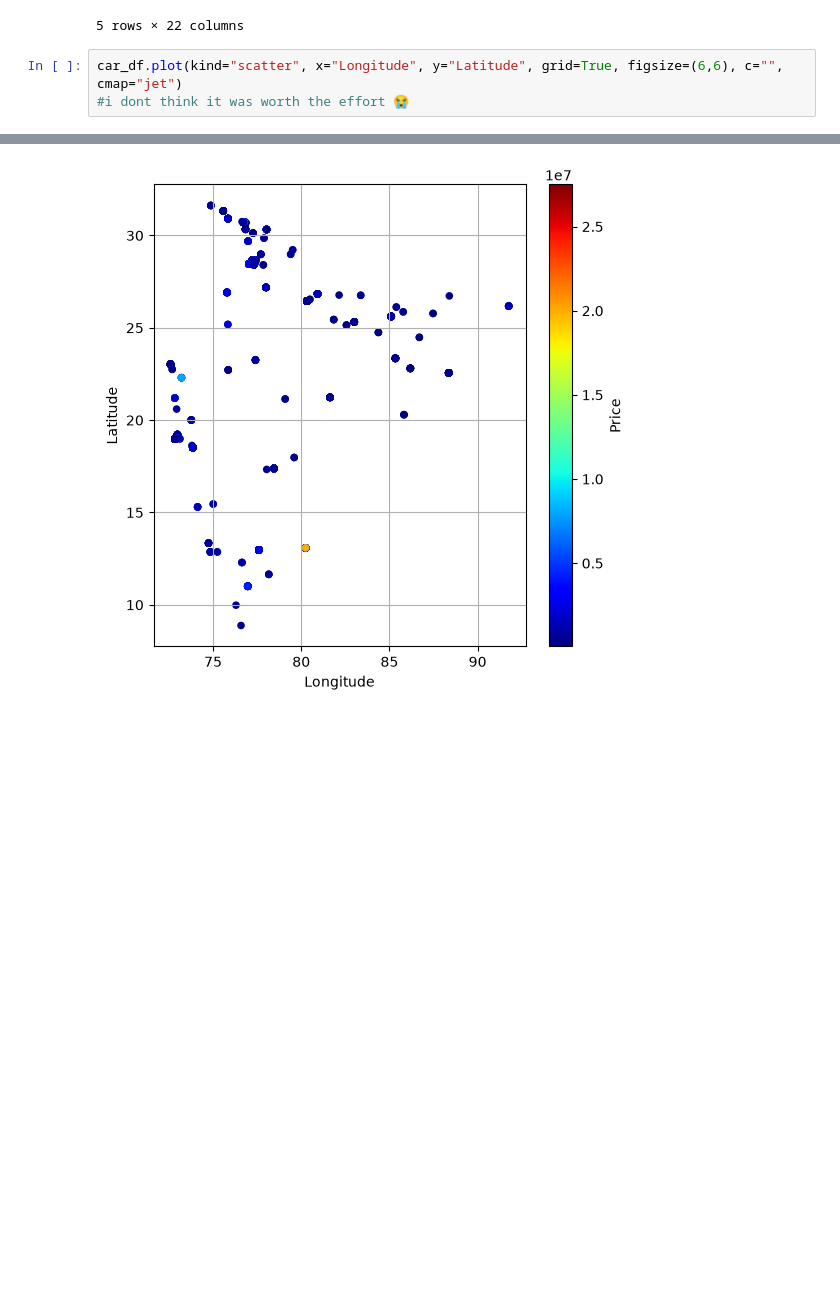
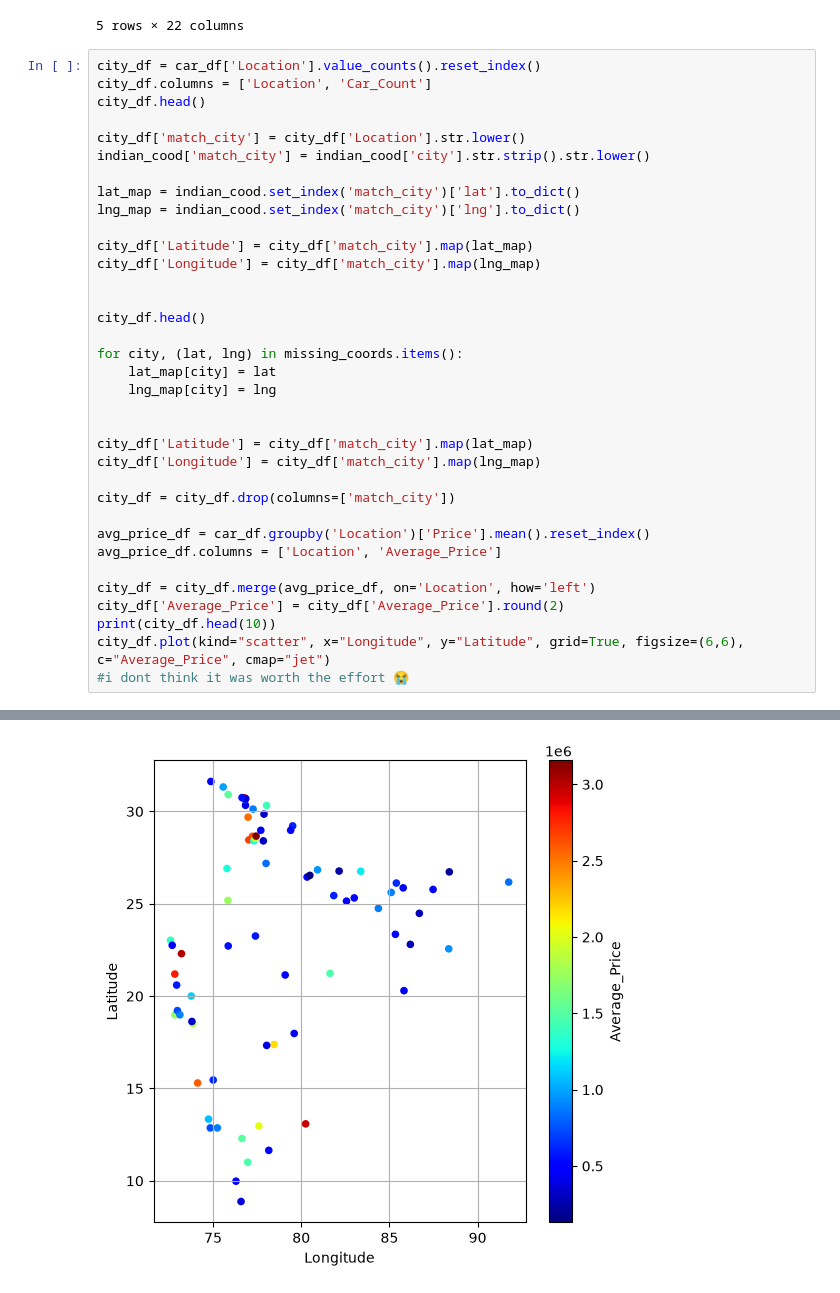
Before and after one commit to vahenoorsingh/Car-Prediction-Model, a Jupyter notebook: ML.ipynb, the cells around one changed output, grey strips where cells are left out. Saved outputs shown, nothing was run; the diff lists cells and outputs as text; blank space fills up the shorter version.

Commit message:
Calculated Avergae Price Per City

```diff
--- a/ML.ipynb
+++ b/ML.ipynb
@@ -132,6 +132,38 @@ car_df.head()
 | 4 | Toyota | Fortuner 2.8 4x2 AT [2016-2020] | 3499000 | 2019 | 73000 | Diesel | Automatic | Mumbai | White | First | ... |
 5 rows × 22 columns
 # %%
-car_df.plot(kind="scatter", x="Longitude", y="Latitude", grid=True, figsize=(6,6), c="", cmap="jet")
+city_df = car_df['Location'].value_counts().reset_index()
+city_df.columns = ['Location', 'Car_Count']
+city_df.head()
+
+city_df['match_city'] = city_df['Location'].str.lower()
+indian_cood['match_city'] = indian_cood['city'].str.strip().str.lower()
+
+lat_map = indian_cood.set_index('match_city')['lat'].to_dict()
+lng_map = indian_cood.set_index('match_city')['lng'].to_dict()
+
+city_df['Latitude'] = city_df['match_city'].map(lat_map)
+city_df['Longitude'] = city_df['match_city'].map(lng_map)
+
+
+city_df.head()
+
+for city, (lat, lng) in missing_coords.items():
+    lat_map[city] = lat
+    lng_map[city] = lng
+
+
+city_df['Latitude'] = city_df['match_city'].map(lat_map)
+city_df['Longitude'] = city_df['match_city'].map(lng_map)
+
+city_df = city_df.drop(columns=['match_city'])
+
+avg_price_df = car_df.groupby('Location')['Price'].mean().reset_index()
+avg_price_df.columns = ['Location', 'Average_Price']
+
+city_df = city_df.merge(avg_price_df, on='Location', how='left')
+city_df['Average_Price'] = city_df['Average_Price'].round(2)
+print(city_df.head(10))
+city_df.plot(kind="scatter", x="Longitude", y="Latitude", grid=True, figsize=(6,6), c="Average_Price", cmap="jet")
 #i dont think it was worth the effort 😭
 # %% [output]
@@ -139 +182 @@ car_df.plot(kind="scatter", x="Longitude", y="Latitude", grid=True, figsize=(6,6
-[figure, old version]
+[figure, new version]
```
Also changed, not shown: parts of 2 cells of this notebook.
